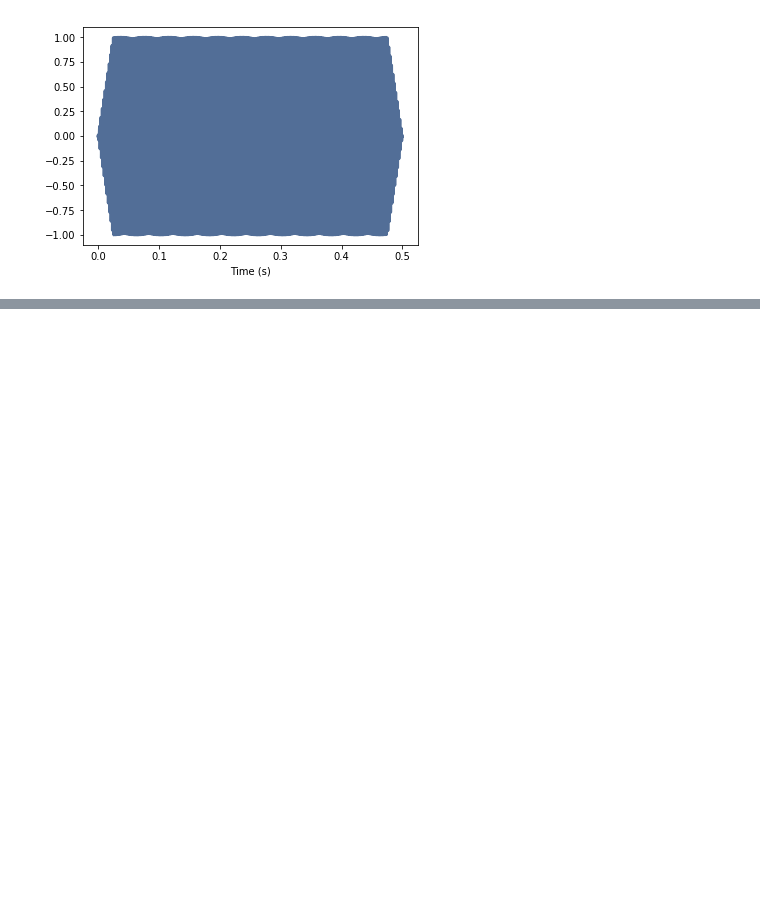
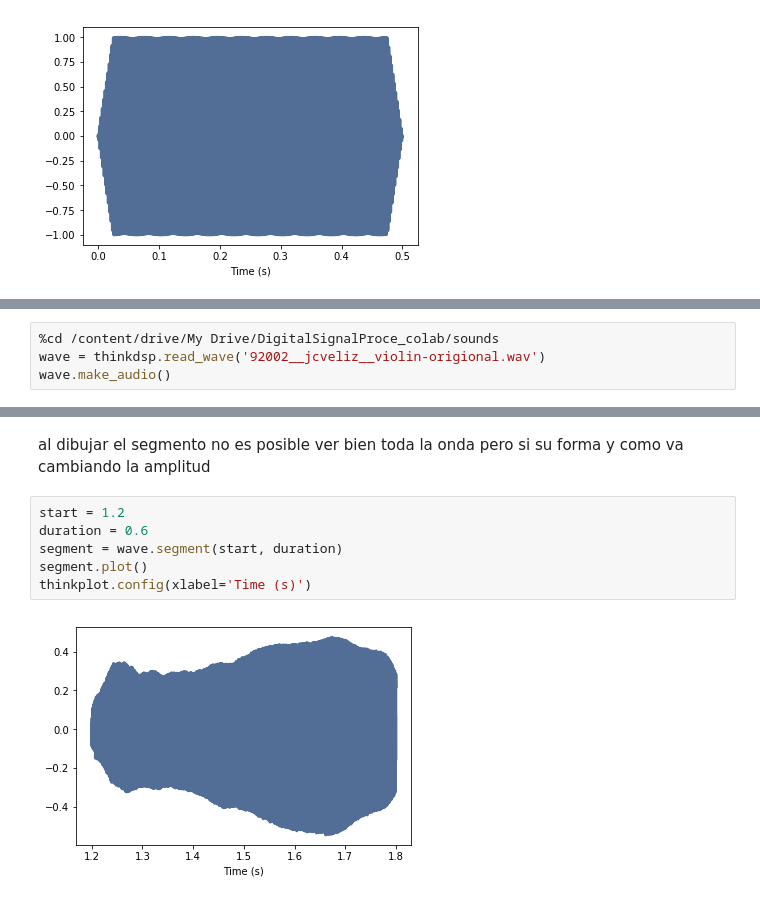
Before and after one commit to waltermayor/DigitalSignalProce_colab, a Jupyter notebook: clase_S2.ipynb, the cells around one changed output, grey strips where cells are left out. Cells and saved outputs as stored; diff of their text form; blank space fills up the shorter version.

```diff
--- a/clase_S2.ipynb
+++ b/clase_S2.ipynb
@@ -136,0 +149,4 @@ thinkplot.config(xlabel='Time (s)')
+# %%
+%cd /content/drive/My Drive/DigitalSignalProce_colab/sounds
+wave = thinkdsp.read_wave('92002__jcveliz__violin-origional.wav')
+wave.make_audio()
@@ -136,0 +156,10 @@ thinkplot.config(xlabel='Time (s)')
+# %% [markdown]
+al dibujar el segmento no es posible ver bien toda la onda pero si su forma y como va cambiando la amplitud
+# %%
+start = 1.2
+duration = 0.6
+segment = wave.segment(start, duration)
+segment.plot()
+thinkplot.config(xlabel='Time (s)')
+# %% [output]
+[figure, added]
```
Also changed, not shown: parts of 5 cells of this notebook.
